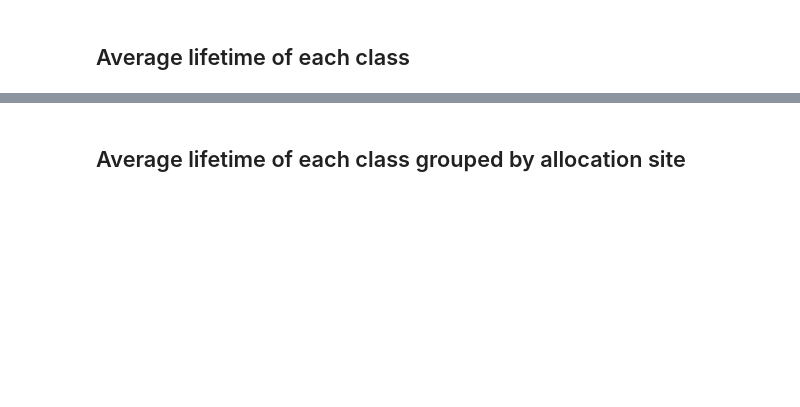
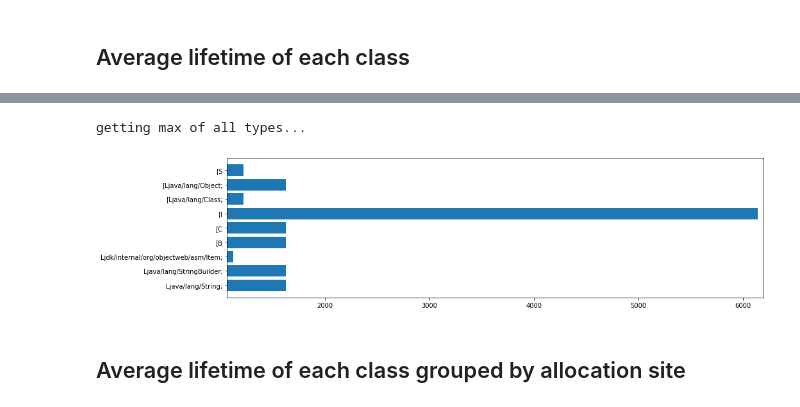
Before and after one commit to metonymic-smokey/JavaGC, a Jupyter notebook: ant-tracks-analyzer/analysis/analysis_01.ipynb, the cells around one changed output, grey strips where cells are left out. Cells and saved outputs as stored; diff of their text form; code cells hidden in the pictures; blank space fills up the shorter version.

```diff
--- a/ant-tracks-analyzer/analysis/analysis_01.ipynb
+++ b/ant-tracks-analyzer/analysis/analysis_01.ipynb
@@ -87,3 +105,8 @@ getting mean of all types...
+# %%
+plot_agg("max")
+# %% [output]
+getting max of all types...
+[figure, added]
 # %% [markdown]
 ## Average lifetime of each class grouped by allocation site
 # %%
```
Also changed, not shown: parts of 15 cells of this notebook.
